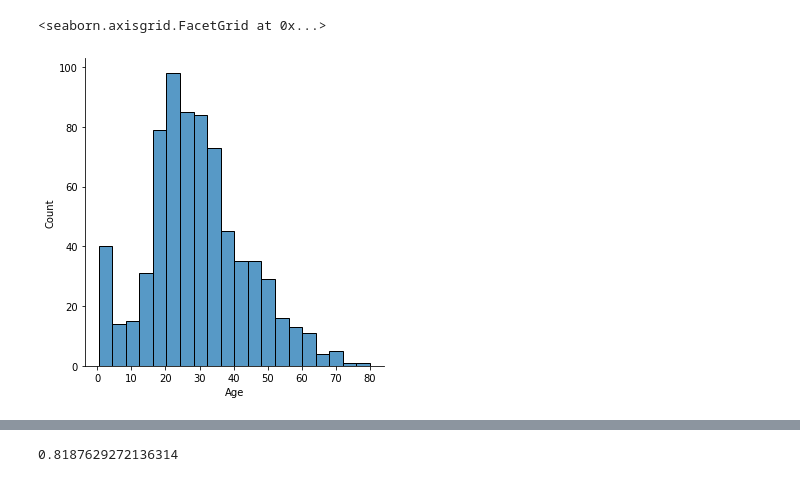
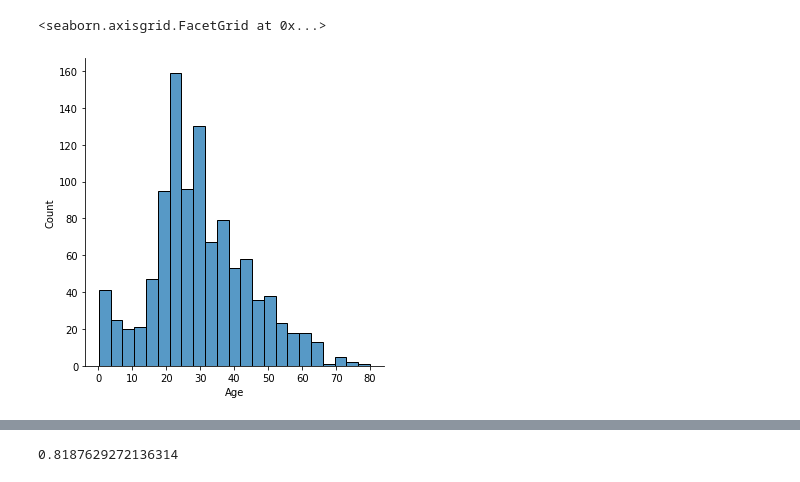
Before and after one commit to PashaIanko/Kaggle.Titanic, a Jupyter notebook: Main.ipynb, the cells around one changed output, grey strips where cells are left out. Saved outputs shown, nothing was run; the diff lists cells and outputs as text; code cells hidden in the pictures.

```diff
--- a/Main.ipynb
+++ b/Main.ipynb
@@ -64,3 +74,4 @@ Drive already mounted at /content/gdrive; to attempt to forcibly remount, call d
 # %%
 train = pd.read_csv(train_path, index_col='PassengerId')
 test = pd.read_csv(test_path, index_col='PassengerId')
+df_whole = pd.concat([train, test], sort=True)
@@ -136,0 +102,16 @@ dtype: int64
+# %%
+# Age -> substitute with average / median
+# Embarked -> substitute column (depends on significancy)
+# Name, Ticket -> can drop the column
+
+# 'Embarked' feature has two Nans -> Mrs.George Nelson & Amelie Icard
+# embarked in Southampton -> substitute with S
+
+df_whole['Embarked'] = df_whole['Embarked'].fillna('S')
+Cabins = df_whole.loc[:, 'Cabin']
+Cabins.fillna('M', inplace=True)
+
+# Leave only names of the Cabin sections
+Cabins = Cabins.str.slice(0, 1)
+Cabins.value_counts()
+df_whole['Cabin'] = Cabins.values
@@ -137,8 +147,8 @@ dtype: int64
 # %%
 # Shapiro-Wilk test indicates, that 'Age' feature
-# is from normal distribution -> we will use z-standartization
+# is from normal distr`ibution -> we will use z-standartization
 # for this feature
-sns.displot(train, x='Age')
+sns.displot(df_whole, x='Age')
 # %% [output]
 <seaborn.axisgrid.FacetGrid at 0x...>
-[figure, old version]
+[figure, new version]
```
Also changed, not shown: parts of 28 cells of this notebook.
